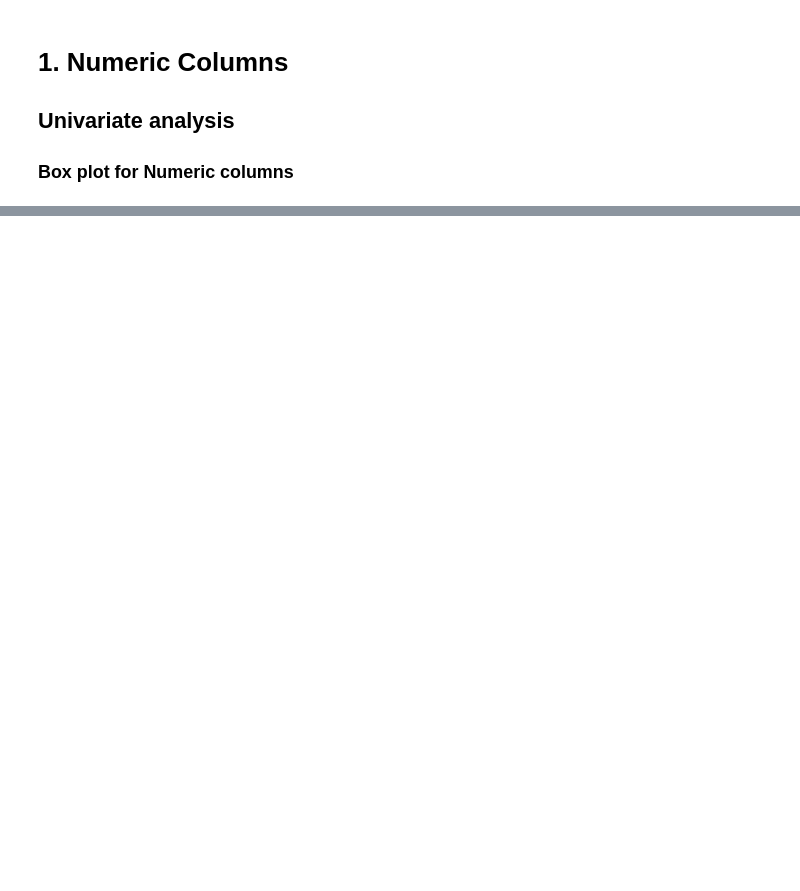
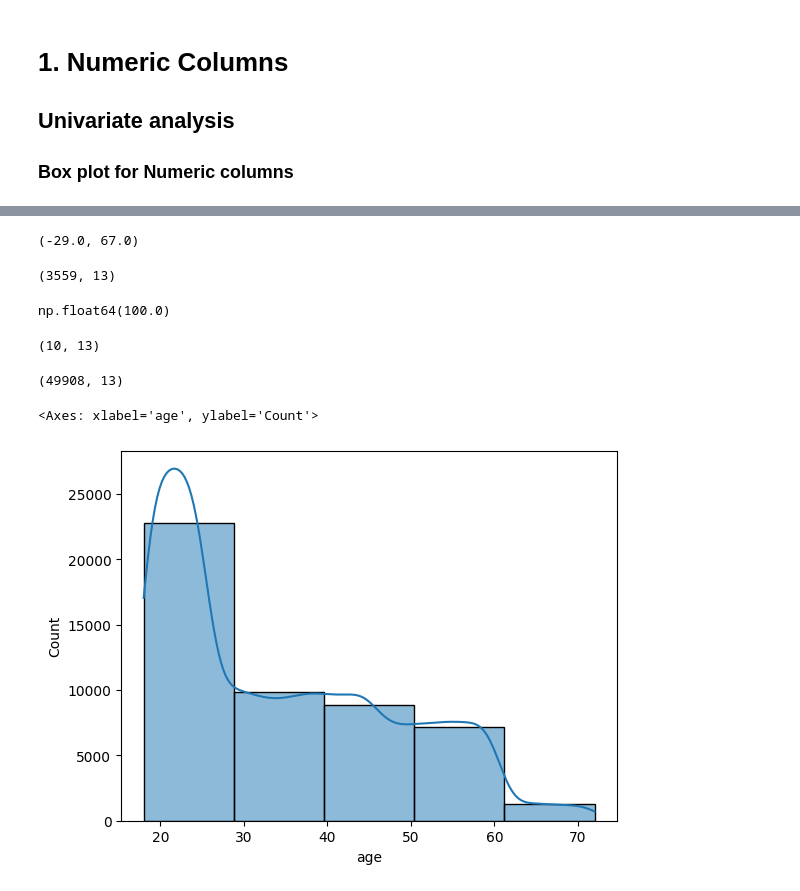
Before and after one commit to vishalsachan123/mlcb, a Jupyter notebook: premium_prediction/test.ipynb, the cells around one changed output, grey strips where cells are left out. Drawn from its saved outputs; the diff is of its cells as text; code cells hidden in the pictures; blank space fills up the shorter version.

```diff
--- a/premium_prediction/test.ipynb
+++ b/premium_prediction/test.ipynb
@@ -60,0 +159,29 @@ def get_iqr_bounds(col):
+# %%
+lower, upper = get_iqr_bounds(df1['income_lakhs'])
+lower, upper
+# %% [output]
+(-29.0, 67.0)
+# %%
+df1[df1['income_lakhs']>upper].shape
+# %% [output]
+(3559, 13)
+# %%
+#many legitimate records so we will discuss for the threshold
+quantile_thresold = df1.income_lakhs.quantile(0.999)
+quantile_thresold
+# %% [output]
+np.float64(100.0)
+# %%
+df1[df1.income_lakhs > quantile_thresold].shape
+# %% [output]
+(10, 13)
+# %%
+df2 = df1[df1.income_lakhs <= quantile_thresold].copy()
+df2.shape
+# %% [output]
+(49908, 13)
+# %%
+sns.histplot(df2.age, kde=True, bins = 5)
+# %% [output]
+<Axes: xlabel='age', ylabel='Count'>
+[figure, added]
```
Also changed, not shown: parts of 16 cells of this notebook, 1 other file.
